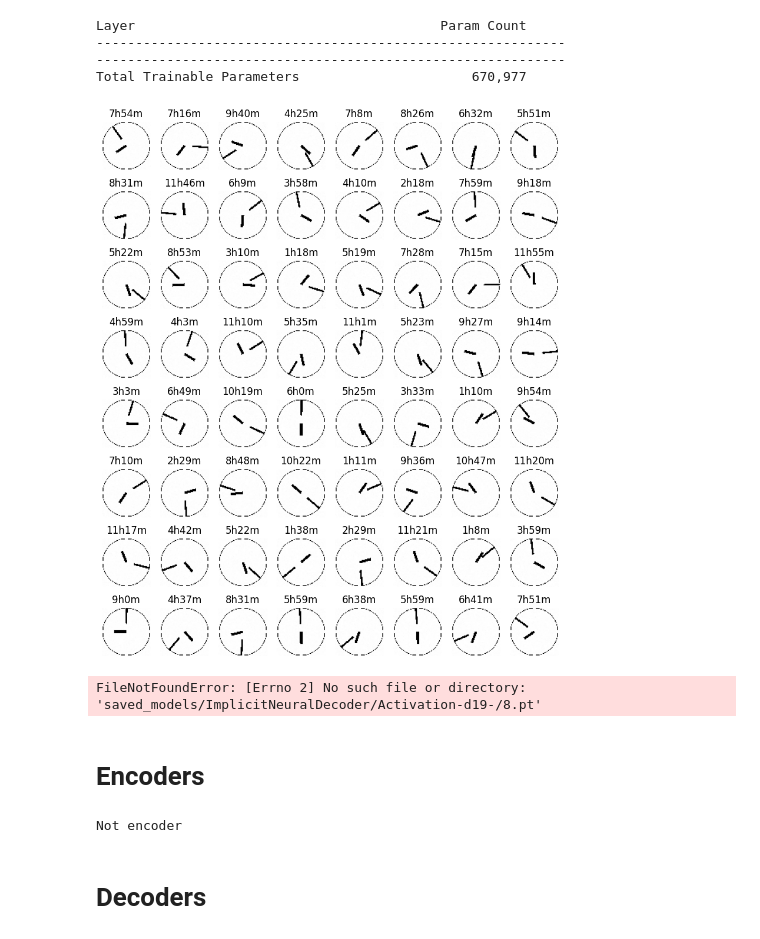
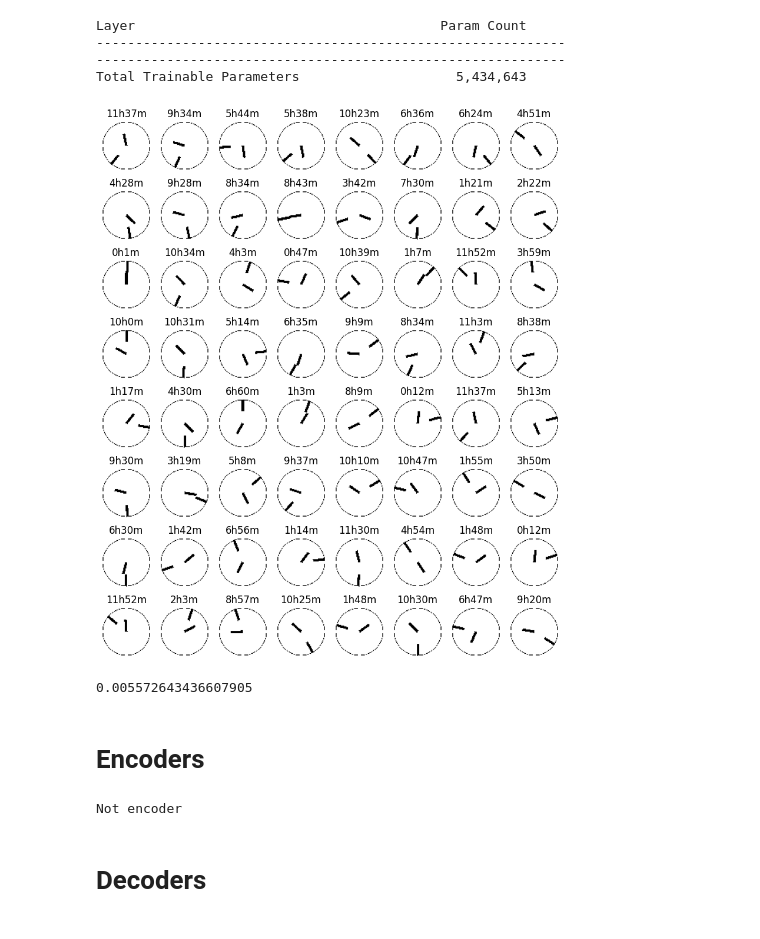
Before and after one commit to uzairname/manifold-learning, a Jupyter notebook: autoencoders.ipynb, the cells around one changed output. Saved outputs shown, nothing was run; the diff lists cells and outputs as text; code cells hidden in the pictures.

```diff
--- a/autoencoders.ipynb
+++ b/autoencoders.ipynb
@@ -62,25 +31,25 @@ model, type_ = load_model_checkpoint(checkpoint=0)
 # %%
-print_model_parameters(load_model_checkpoint(checkpoint=0)[0])
+print_model_parameters(load_model_checkpoint(checkpoint=0).model)
 # %% [output]
 Layer                                       Param Count
 ------------------------------------------------------------
 ------------------------------------------------------------
-Total Trainable Parameters                      670,977
+Total Trainable Parameters                    5,434,643
 # %%
 for i in range(1):
-  show_data(dataloader)
+  show_data(checkpoint.val_dataloader.dataset)
 # %% [output]
-[figure, old version]
+[figure, new version]
 # %%
-model = load_model_checkpoint(checkpoint=8)
-eval_model(model=model, type_=type_, latent_dim=LATENT_DIM, loss_fn=nn.SmoothL1Loss(), val_data=[i for i in val_dataloader], device=device)
+checkpoint = load_model_checkpoint()
+eval_model(model=checkpoint.model, type_=checkpoint.type, latent_dim=checkpoint.latent_dim, loss_fn=nn.SmoothL1Loss(), val_data=[i for i in checkpoint.val_dataloader], device=device)
 # %% [output]
-FileNotFoundError: [Errno 2] No such file or directory: 'saved_models/ImplicitNeuralDecoder/Activation-d19-/8.pt'
+0.005572643436607905
 # %% [markdown]
 # Encoders
-# %%
-visualize_predictions(type_, model, dataloader, latent_dim=LATENT_DIM)
-# %% [output]
-Not encoder
+# %%
+visualize_predictions(checkpoint)
+# %% [output]
+Not encoder
 # %% [markdown]
 # Decoders
```
Also changed, not shown: parts of 5 cells of this notebook, 18 other files.
